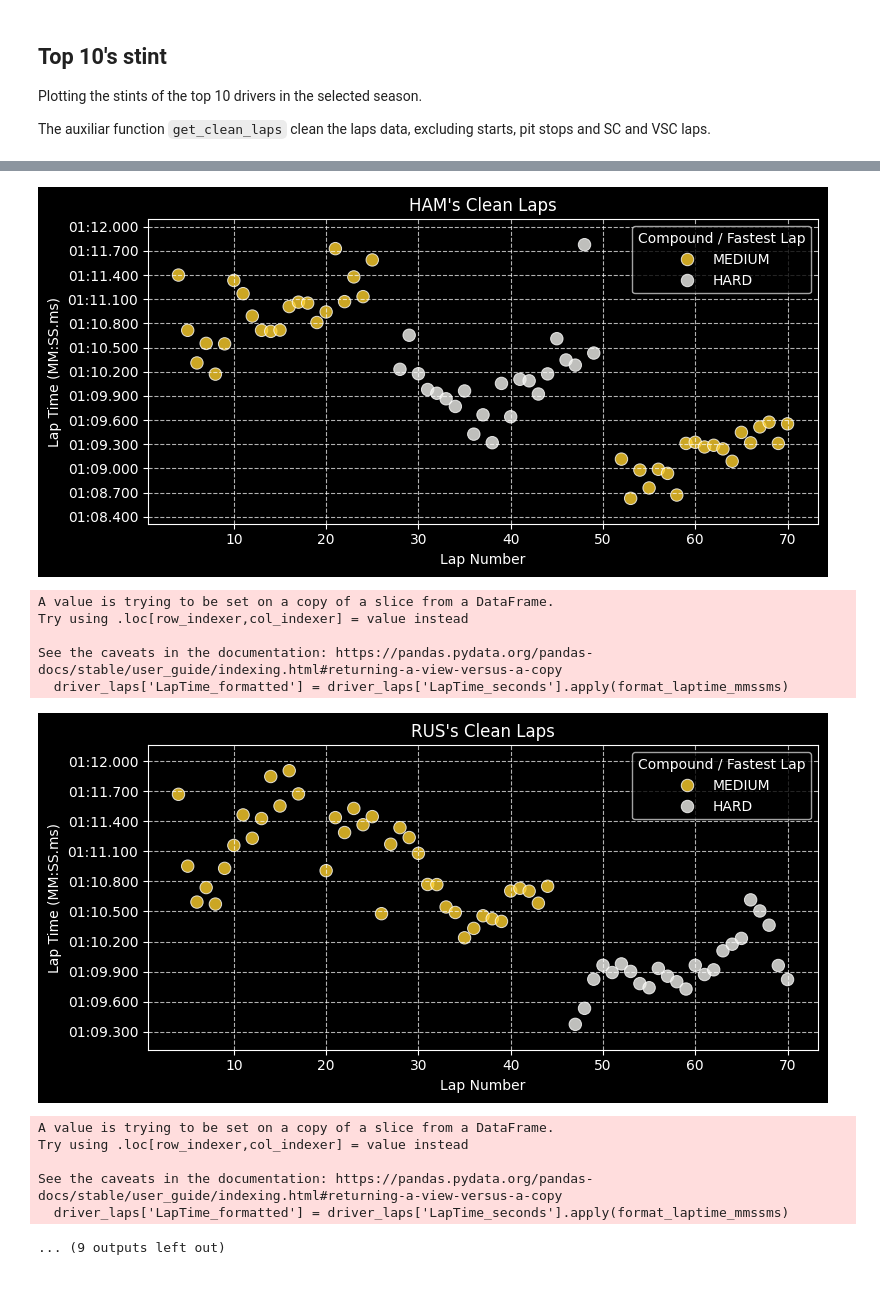
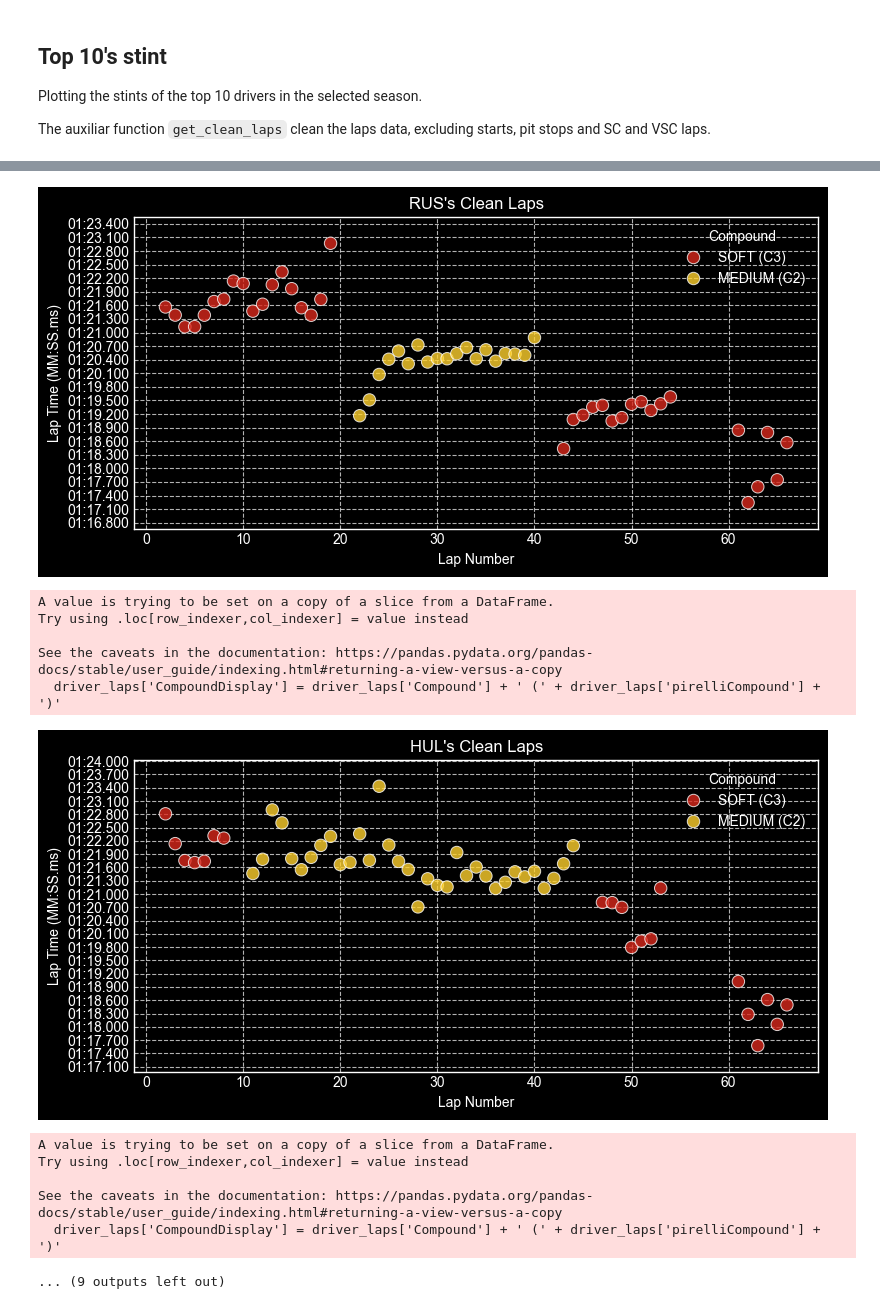
Before and after one commit to emipe09/strategyf1, a Jupyter notebook: index.ipynb, the cells around one changed output, grey strips where cells are left out. Drawn from its saved outputs; the diff is of its cells as text; code cells hidden in the pictures.

```diff
--- a/index.ipynb
+++ b/index.ipynb
@@ -65,7 +87,7 @@ def get_clean_laps(session_laps: pd.DataFrame) -> pd.DataFrame:
 # Loading a single race
 # %%
 TARGET_YEAR = 2025
-TARGET_ROUND = 11
+TARGET_ROUND = 9
 
 print(f"Loading session data for {TARGET_YEAR} Round {TARGET_ROUND}...")
 try:
@@ -87,6 +109,7 @@ try:
 
     print(f"Session data loaded for: {race_name} {TARGET_YEAR} Round {TARGET_ROUND}")
     print(f"Total laps: {len(laps_df)}, Total results: {len(results_df)}")
+
 except Exception as e:
     print(f"Error loading FastF1 session: {e}")
     current_session = None
@@ -120,29 +143,42 @@ The auxiliar function `get_clean_laps` clean the laps data, excluding starts, pi
 # %%
 
 if current_session is not None:
-    clean_laps = get_clean_laps(laps_df)
+    clean_laps = get_clean_laps(laps_df, TARGET_YEAR, race_name)
     # Loading all drivers from the session
     drivers = current_session.drivers
     drivers = results_df['Abbreviation'].unique()  # Get unique drivers from results
     top_10_drivers = results_df['Abbreviation'].unique()[:10]  # Get the first 10 unique drivers from results
+
     print(top_10_drivers)
     for driver in top_10_drivers:
         driver_laps = clean_laps[clean_laps['Driver'] == driver]
-        driver_laps['LapTime_formatted'] = driver_laps['LapTime_seconds'].apply(format_laptime_mmssms)
+
+        if not driver_laps.empty:
+            if 'pirelliCompound' in driver_laps.columns and 'Compound' in driver_laps.columns:
+                 driver_laps['CompoundDisplay'] = driver_laps['Compound'] + ' (' + driver_laps['pirelliCompound'] + ')'
+            else:
+                 driver_laps['CompoundDisplay'] = driver_laps['Compound']
+                 print(f"Warning: 'pirelliCompound' not found for {driver}. Legend will use generic compound names.")
+
+            unique_display_compounds = driver_laps['CompoundDisplay'].unique()
+            custom_palette = {}
+            for display_name in unique_display_compounds:
+                generic_compound = display_name.split(' ')[0]
+                custom_palette[display_name] = plotting.COMPOUND_COLORS.get(generic_compound, 'gray')
+
         if not driver_laps.empty:
             #
             plt.figure(figsize=(8, 4))
             sns.scatterplot(data=driver_laps,
                             x='LapNumber',
                             y='LapTime_seconds',
-                            hue='Compound',
+                            hue='CompoundDisplay',
                             markers={True: 'X', False: 'o'},
                             s=80, alpha=0.8,
-                            palette=COMPOUND_COLORS)
+                            palette=custom_palette)
             plt.title(f"{driver}""'s Clean Laps")
             plt.xlabel('Lap Number')
             plt.ylabel('Lap Time (MM:SS.ms)')
-
             ax = plt.gca()
             ax.yaxis.set_major_formatter(FuncFormatter(lambda y, _: format_laptime_mmssms(y)))
 
@@ -156,7 +192,7 @@ if current_session is not None:
                 ax.yaxis.set_major_locator(MultipleLocator(0.3))
 
             plt.grid(True, linestyle='--', alpha=0.7)
-            plt.legend(title='Compound / Fastest Lap')
+            plt.legend(title='Compound')
             plt.tight_layout()
 
 
@@ -191,14 +238,14 @@ See the caveats in the documentation: https://pandas.pydata.org/pandas-docs/stab
-[figure, old version]
+[figure, new version]
 A value is trying to be set on a copy of a slice from a DataFrame.
 Try using .loc[row_indexer,col_indexer] = value instead
 
 See the caveats in the documentation: https://pandas.pydata.org/pandas-docs/stable/user_guide/indexing.html#returning-a-view-versus-a-copy
-  driver_laps['LapTime_formatted'] = driver_laps['LapTime_seconds'].apply(format_laptime_mmssms)
+  driver_laps['CompoundDisplay'] = driver_laps['Compound'] + ' (' + driver_laps['pirelliCompound'] + ')'
-[figure, old version]
+[figure, new version]
 A value is trying to be set on a copy of a slice from a DataFrame.
 Try using .loc[row_indexer,col_indexer] = value instead
 
 See the caveats in the documentation: https://pandas.pydata.org/pandas-docs/stable/user_guide/indexing.html#returning-a-view-versus-a-copy
-  driver_laps['LapTime_formatted'] = driver_laps['LapTime_seconds'].apply(format_laptime_mmssms)
+  driver_laps['CompoundDisplay'] = driver_laps['Compound'] + ' (' + driver_laps['pirelliCompound'] + ')'
 ... (9 outputs left out)
 # %%
```
Also changed, not shown: parts of 22 cells of this notebook, 1 other file.
